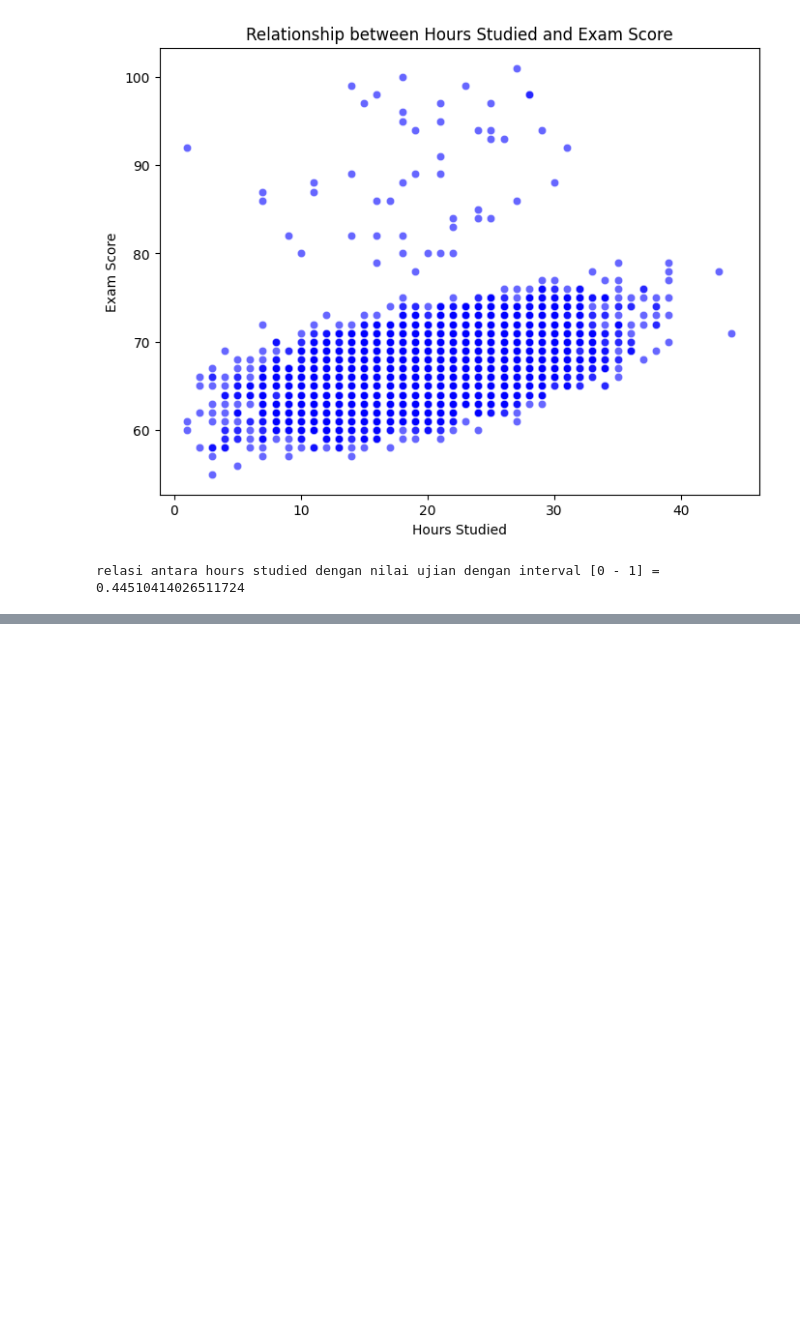
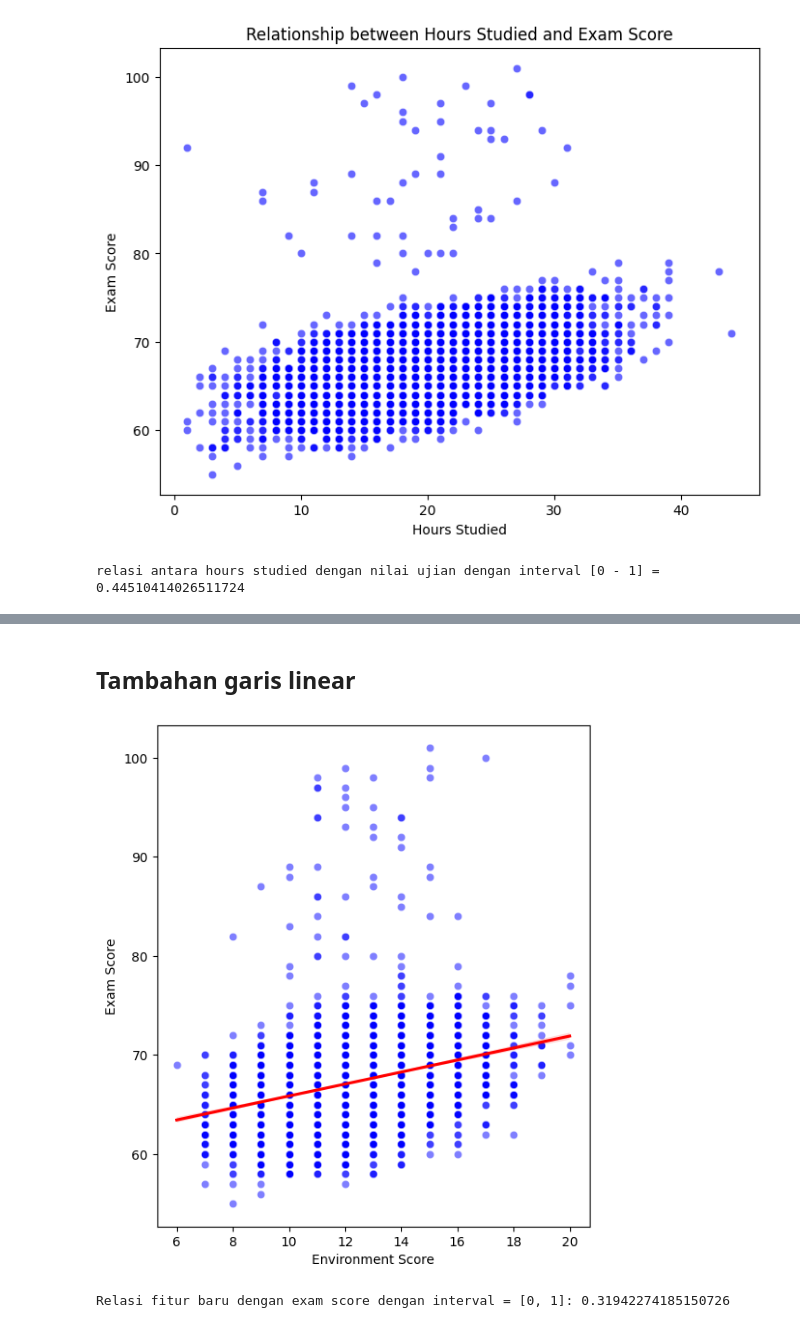
Before and after one commit to satoshi5761/learning_machine_learning, a Jupyter notebook: tugas/tugas.ipynb, the cells around one changed output, grey strips where cells are left out. Cells and saved outputs as stored; diff of their text form; code cells hidden in the pictures; blank space fills up the shorter version.

```diff
--- a/tugas/tugas.ipynb
+++ b/tugas/tugas.ipynb
@@ -250,0 +334,16 @@ relasi antara hours studied dengan nilai ujian dengan interval [0 - 1] =  0.4451
+# %% [markdown]
+## Tambahan garis linear
+# %%
+plt.figure(figsize=(6, 7))
+
+sns.scatterplot(x="Environment_Score", y="Exam_Score", data=df, color='blue', alpha=0.5)
+sns.regplot(x="Environment_Score", y="Exam_Score", data=df, color='red', scatter=0)
+plt.xlabel("Environment Score")
+plt.ylabel("Exam Score")
+plt.show()
+
+print("Relasi fitur baru dengan exam score dengan interval = [0, 1]: ", end='')
+print(df['Environment_Score'].corr(df['Exam_Score']))
+# %% [output]
+[figure, added]
+Relasi fitur baru dengan exam score dengan interval = [0, 1]: 0.31942274185150726
```
Also changed, not shown: parts of 15 cells of this notebook.
